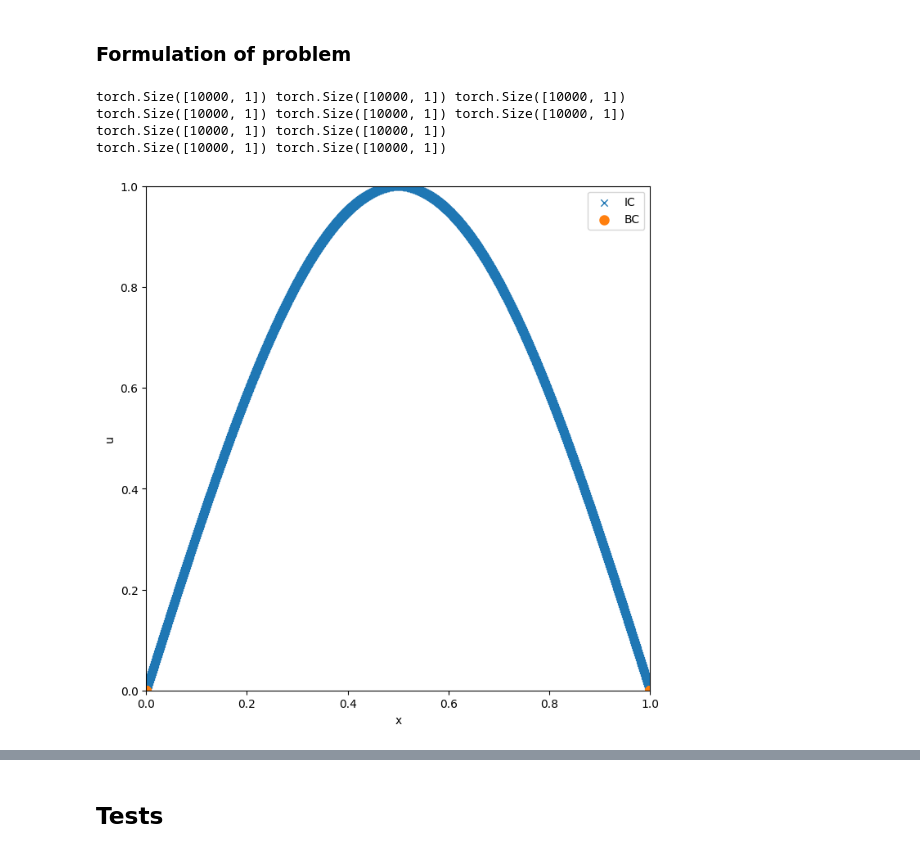
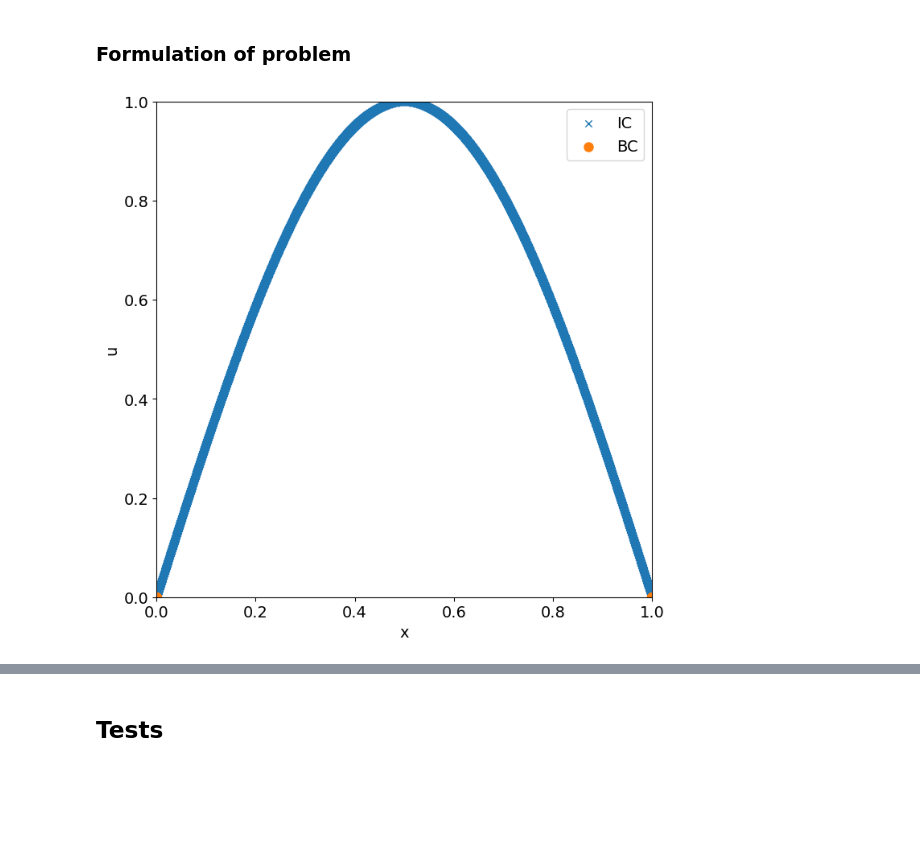
Before and after one commit to DikovAlexandr/PINN, a Jupyter notebook: TestPINN.ipynb, the cells around one changed output, grey strips where cells are left out. Cells and saved outputs as stored; diff of their text form; code cells hidden in the pictures; blank space fills up the shorter version.

```diff
--- a/TestPINN.ipynb
+++ b/TestPINN.ipynb
@@ -32,11 +36,11 @@ warnings.filterwarnings("ignore")
 def initial_condition_function(x):
     return torch.sin(torch.pi * torch.tensor(x))
 
+def boundary_condition_function(x, t):
+    return torch.sin(torch.pi * torch.tensor(t))
+
 # def boundary_condition_function(x, t):
-#     return torch.sin(torch.pi * torch.tensor(x) * torch.tensor(t))
-
-def boundary_condition_function(x, t):
-    return torch.zeros_like(x)
+#     return torch.zeros_like(x)
 
 def analytical_solution(x, t, alpha, L):
     x = torch.tensor(x)
@@ -48,9 +52,18 @@ def analytical_solution(x, t, alpha, L):
         u += 2 / L * B_n * torch.sin(n * np.pi * x / L) * torch.exp(-alpha**2 * (n * np.pi / L)**2 * t)
     return u
 
+# def analytical_solution(x, t, alpha, L):
+#     """
+#     for u_0 = sin(pi * x) and u_b = sin(pi * t)
+#     """
+#     x = torch.tensor(x)
+#     t = torch.tensor(t)
+#     u = torch.sin(np.pi * x) * torch.exp(-np.pi**2 * alpha**2 * t) + torch.sin(np.pi * t)
+#     return u
+
 def fdm_solver(problem, Nx, last_only=False):
     L = problem.geom.length()
-    T = problem.time.t1
+    T = problem.period.t1
     a = problem.alpha
 
     dx = L / (Nx - 1)
@@ -78,43 +91,36 @@ def fdm_solver(problem, Nx, last_only=False):
 # %%
 geom = geometry.Interval(0.0, 1.0)
 period = timedomain.TimeDomain(0.0, 0.5)
 
 initial_conditions = conditions.InitialConditions()
 initial_conditions.set_initial_conditions(geom=geom, time=period,
                                           initial_func=initial_condition_function,
                                           num_points=10000, random=False, device="cuda:0")
 x, t, u = initial_conditions.get_initial_conditions()
-print(x.shape, t.shape, u.shape)
 
 boundary_conditions = conditions.BoundaryConditions()
 boundary_conditions.set_boundary_conditions(geom=geom, time=period,
                                             boundary_func=boundary_condition_function,
                                             num_points=10000, random=False, device="cuda:0")
 x, t, u = boundary_conditions.get_boundary_conditions()
-print(x.shape, t.shape, u.shape)
 
-pde_heat = pde.PDE('heat', alpha=0.1)
+alpha = 0.5
+pde_heat = pde.PDE('heat', alpha=alpha)
 
 equation = conditions.Equation()
 equation.set_equation(pde=pde_heat, geom=geom, time=period, num_points=10000, random=False, device="cuda:0")
 x, t = equation.get_equation_points()
-print(x.shape, t.shape)
 
 test = conditions.Test()
 test.set_test(geom=geom, time=period, num_points=10000, random=False, device="cuda:0")
 x, t = test.get_test()
-print(x.shape, t.shape)
 
 problem = conditions.Problem(initial_conditions, boundary_conditions,
-                             equation, test, geom, period, alpha=0.1)
+                             equation, test, geom, period, alpha=alpha)
 
 visualizations.conditions_plot(problem, t=0.0)
 # %% [output]
-torch.Size([10000, 1]) torch.Size([10000, 1]) torch.Size([10000, 1])
-torch.Size([10000, 1]) torch.Size([10000, 1]) torch.Size([10000, 1])
-torch.Size([10000, 1]) torch.Size([10000, 1])
-torch.Size([10000, 1]) torch.Size([10000, 1])
-[figure, old version]
+[figure, new version]
 # %%
 # x_initial, t_initial, u_initial = problem.initial_conditions.get_initial_conditions()
 # x_boundary, t_boundary, u_boundary = problem.boundary_conditions.get_boundary_conditions()
```
Also changed, not shown: parts of 39 cells of this notebook, 2 other files.
